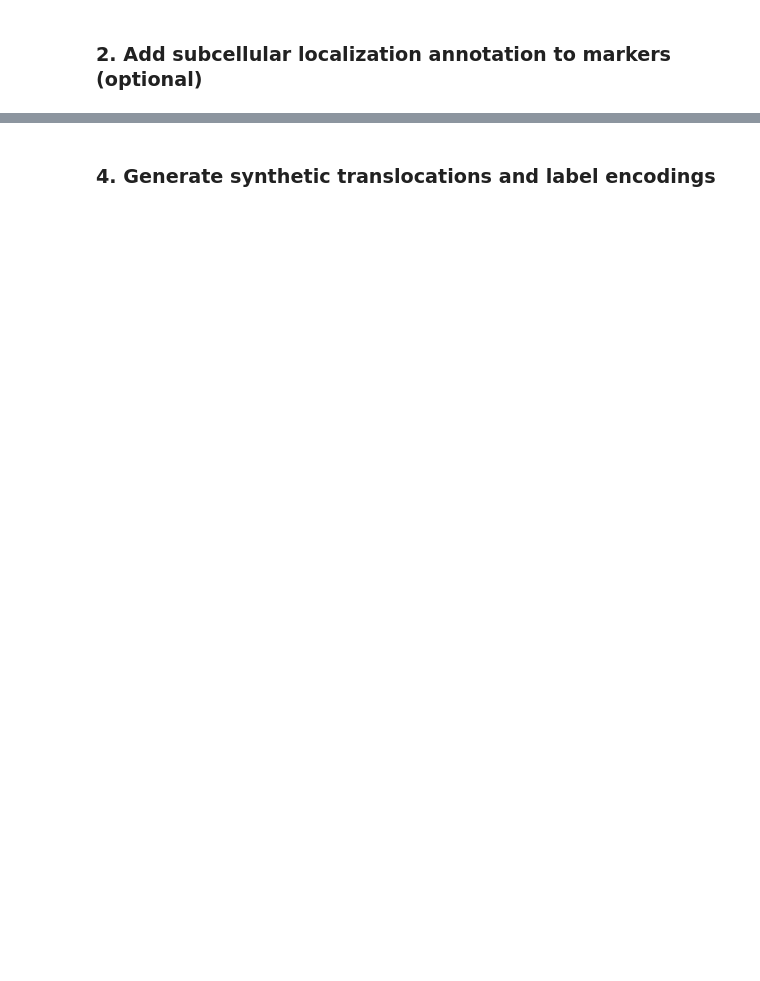
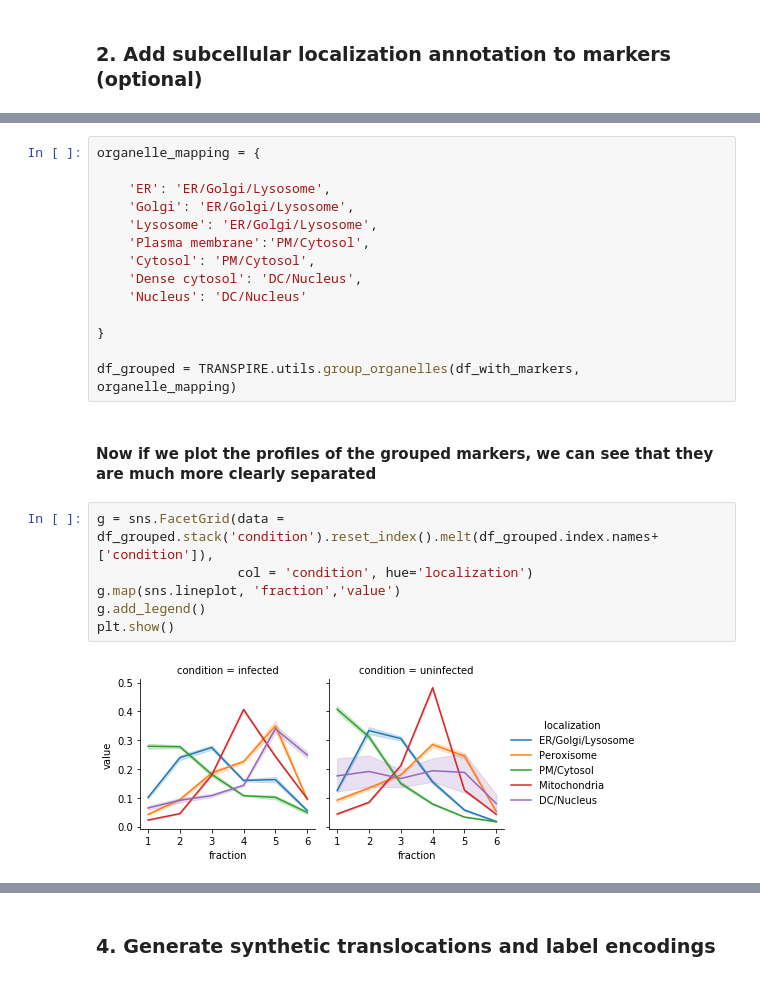
Before and after one commit to cristealab/TRANSPIRE_JASMS2020, a Jupyter notebook: docs/notebooks/importing and manipulating data.ipynb, the cells around one changed output, grey strips where cells are left out. Drawn from its saved outputs; the diff is of its cells as text; blank space fills up the shorter version.

```diff
--- a/docs/notebooks/importing and manipulating data.ipynb
+++ b/docs/notebooks/importing and manipulating data.ipynb
@@ -48,0 +99,24 @@ comparisons = list(zip(df.columns.levels[1][df.columns.levels[1].str.contains('M
+# %%
+organelle_mapping = {
+
+    'ER': 'ER/Golgi/Lysosome',
+    'Golgi': 'ER/Golgi/Lysosome',
+    'Lysosome': 'ER/Golgi/Lysosome',
+    'Plasma membrane':'PM/Cytosol',
+    'Cytosol': 'PM/Cytosol',
+    'Dense cytosol': 'DC/Nucleus',
+    'Nucleus': 'DC/Nucleus'
+
+}
+
+df_grouped = TRANSPIRE.utils.group_organelles(df_with_markers, organelle_mapping)
+# %% [markdown]
+#### Now if we plot the profiles of the grouped markers, we can see that they are much more clearly separated
+# %%
+g = sns.FacetGrid(data = df_grouped.stack('condition').reset_index().melt(df_grouped.index.names+['condition']),
+                  col = 'condition', hue='localization')
+g.map(sns.lineplot, 'fraction','value')
+g.add_legend()
+plt.show()
+# %% [output]
+[figure, added]
```
Also changed, not shown: parts of 24 cells of this notebook.
